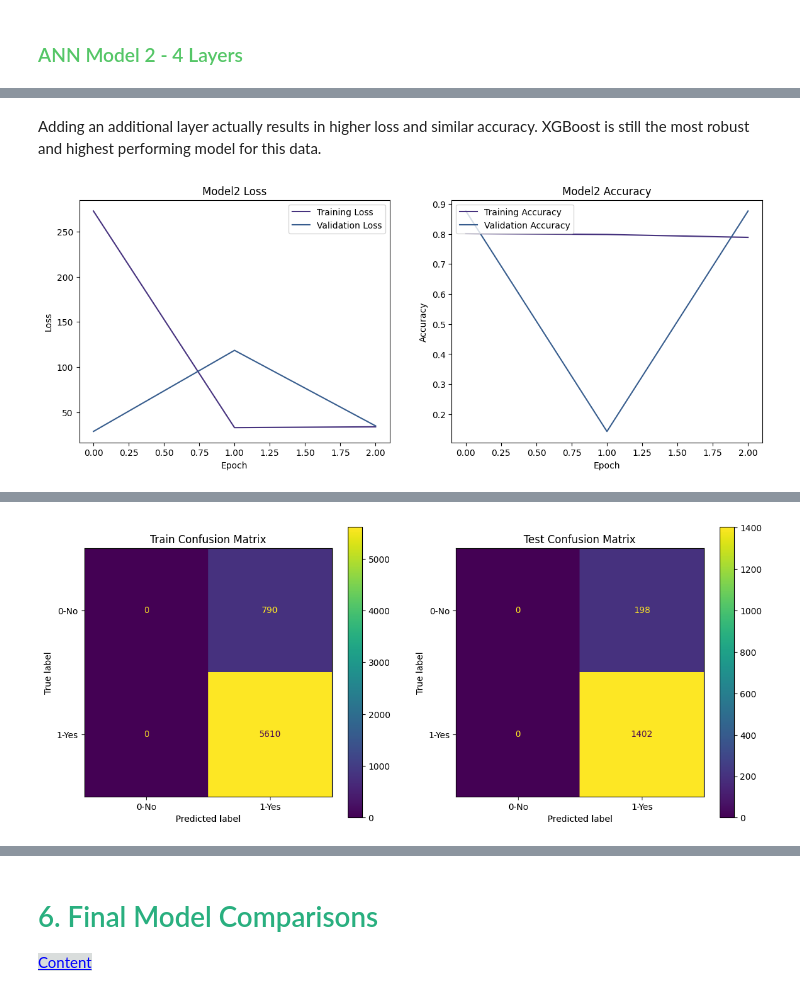
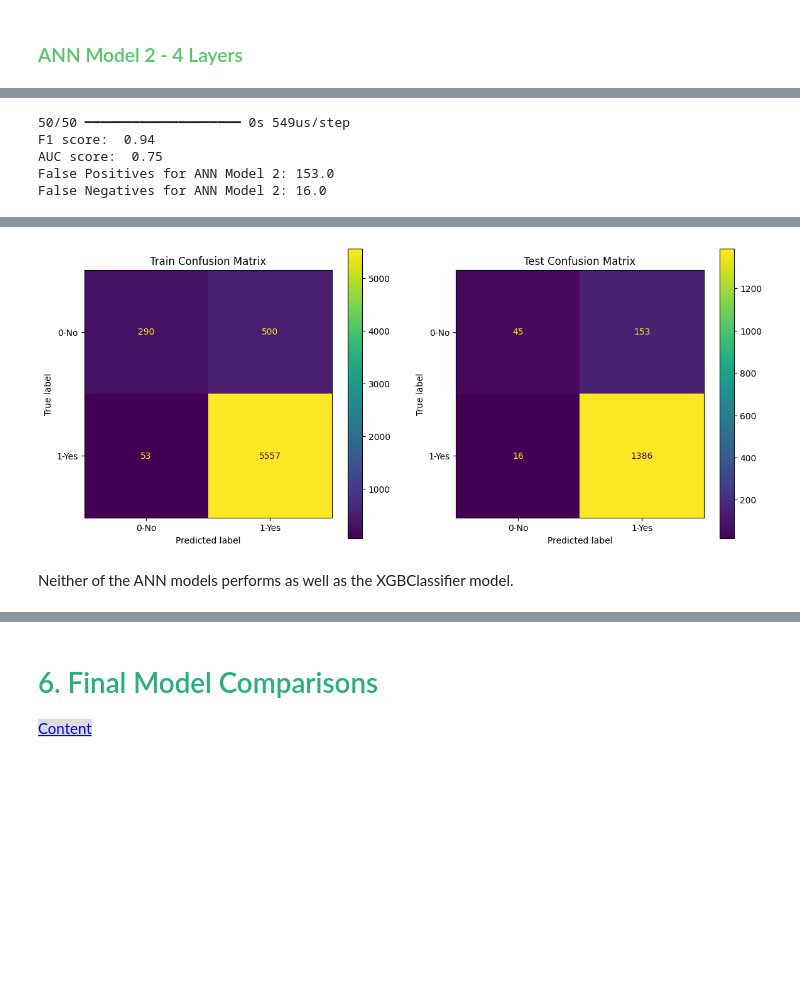
Before and after one commit to plwiscovitch/conversion_prediction, a Jupyter notebook: conversion_prediction.ipynb, the cells around one changed output, grey strips where cells are left out. Cells and saved outputs as stored; diff of their text form; code cells hidden in the pictures; blank space fills up the shorter version.

```diff
--- a/conversion_prediction.ipynb
+++ b/conversion_prediction.ipynb
@@ -2218,0 +2223,6 @@ scores_df
+# %%
+# defining metrics for model evaluation
+metrics = [keras.metrics.FalseNegatives(name='fn'),
+           keras.metrics.FalsePositives(name='fp'),
+           keras.metrics.Precision(name='precision'),
+           keras.metrics.Recall(name='recall')]
@@ -2321,7 +2365,7 @@ plt.show()
 model2 = Sequential()
 
 # Add input layer
-model2.add(Dense(units=64, activation='relu', input_shape=(X_train.shape[1],)))
+model2.add(Dense(units=64, activation='relu', input_shape=(X_train_scaled.shape[1],)))
 
 # Add hidden layers
 model2.add(Dense(units=32, activation='relu'))
@@ -2331,9 +2375,9 @@ model2.add(Dense(units=16, activation='relu'))
 model2.add(Dense(units=1, activation='sigmoid'))
 
 # Compile model
-model2.compile(optimizer='adam', loss='binary_crossentropy', metrics=['accuracy'])
+model2.compile(optimizer='adam', loss='binary_crossentropy', metrics=metrics)
 # %%
 # Train the model
-history = model2.fit(X_train, y_train, epochs=10, batch_size=32, validation_data=(X_test, y_test), callbacks=[early_stopping])
+history2 = model2.fit(X_train_scaled, y_train, epochs=10, batch_size=32, validation_data=(X_test_scaled, y_test))
 # %% [output]
 Epoch 1/10
@@ -2354,36 +2403,30 @@ Test Accuracy: 0.8763
-# %% [markdown]
-Adding an additional layer actually results in higher loss and similar accuracy. XGBoost is still the most robust and highest performing model for this data.
-# %%
-# Plot training & validation loss values
-plt.figure(figsize=(14, 5))
-
-# Plot Loss
-plt.subplot(1, 2, 1)
-plt.plot(history.history['loss'], label='Training Loss')
-plt.plot(history.history['val_loss'], label='Validation Loss')
-plt.title('Model2 Loss')
-plt.xlabel('Epoch')
-plt.ylabel('Loss')
-plt.legend(loc='upper right')
-
-# Plot Accuracy
-plt.subplot(1, 2, 2)
-plt.plot(history.history['accuracy'], label='Training Accuracy')
-plt.plot(history.history['val_accuracy'], label='Validation Accuracy')
-plt.title('Model2 Accuracy')
-plt.xlabel('Epoch')
-plt.ylabel('Accuracy')
-plt.legend(loc='upper left')
-
-plt.show()
-# %% [output]
-[figure, removed]
+# %%
+# Evaluate the model
+y_pred_ann2 = model2.predict(X_test_scaled)
+y_pred_binary2 = (y_pred_ann2 > 0.5).astype(int)
+
+ann2_f1 = f1_score(y_test, y_pred_binary2)
+ann2_auc = roc_auc_score(y_test, y_pred_ann2)
+
+false_pos_ann2 = history2.history['val_fp'][-1]
+false_neg_ann2 = history2.history['val_fn'][-1]
+
+print(f'F1 score: {ann1_f1: .2f}')
+print(f'AUC score: {ann1_auc: .2f}')
+print('False Positives for ANN Model 2:', false_pos_ann2)
+print('False Negatives for ANN Model 2:', false_neg_ann2)
+# %% [output]
+50/50 ━━━━━━━━━━━━━━━━━━━━ 0s 549us/step
+F1 score:  0.94
+AUC score:  0.75
+False Positives for ANN Model 2: 153.0
+False Negatives for ANN Model 2: 16.0
 # %%
 # Predict probabilities and convert to binary predictions for train and test sets
-y_train_pred_prob = model2.predict(X_train)
+y_train_pred_prob = model2.predict(X_train_scaled)
 y_train_pred = (y_train_pred_prob > 0.5).astype(int)
 
-y_test_pred_prob = model2.predict(X_test)
+y_test_pred_prob = model2.predict(X_test_scaled)
 y_test_pred = (y_test_pred_prob > 0.5).astype(int)
 
 # Compute confusion matrices
@@ -2410 +2453,3 @@ plt.show()
-[figure, old version]
+[figure, new version]
+# %% [markdown]
+Neither of the ANN models performs as well as the XGBClassifier model.
```
Also changed, not shown: parts of 27 cells of this notebook, 2 other files.
